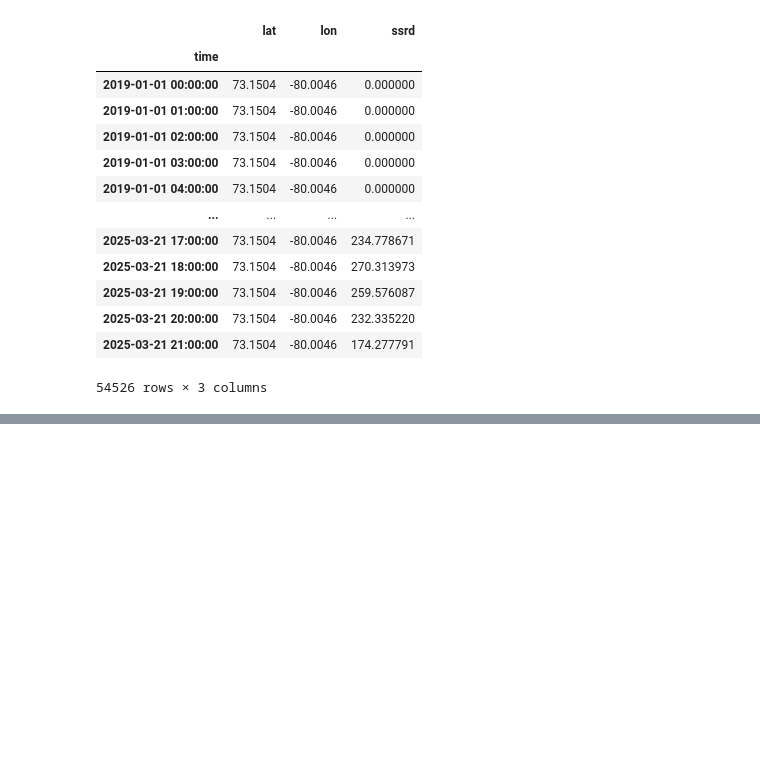
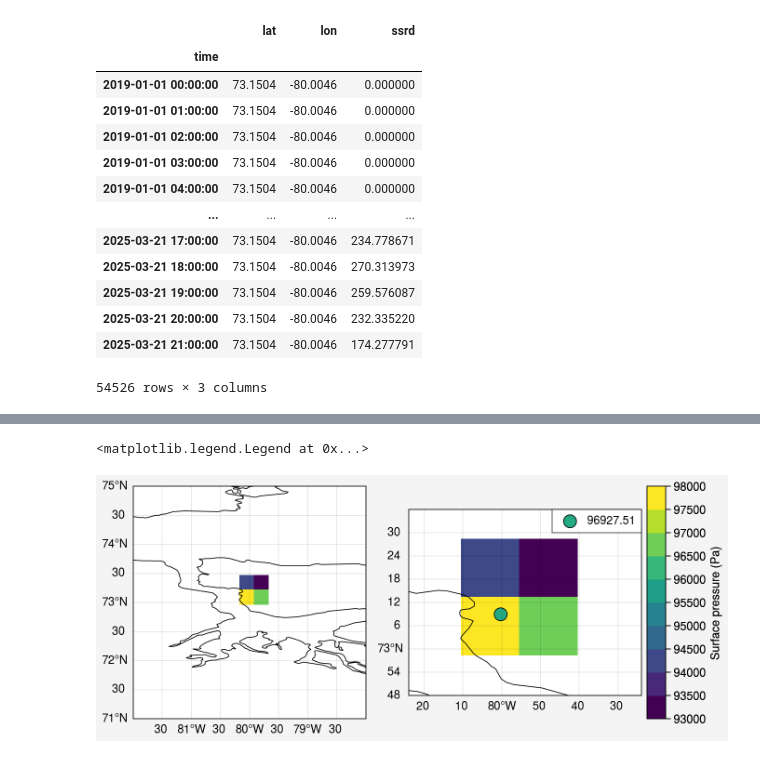
Before and after one commit to mickaellalande/SnowC2, a Jupyter notebook: CLASSIC/in_situ/SnowArctic/byl/ERA5.ipynb, the cells around one changed output, grey strips where cells are left out. Saved outputs shown, nothing was run; the diff lists cells and outputs as text; code cells hidden in the pictures; blank space fills up the shorter version.

Commit message:
Add Surface pressure

```diff
--- a/CLASSIC/in_situ/SnowArctic/byl/ERA5.ipynb
+++ b/CLASSIC/in_situ/SnowArctic/byl/ERA5.ipynb
@@ -578,0 +581,3 @@ df_interp.to_csv(path+'/ERA5_h_ssrd_73.1504N_80.0046W_2019-2025_Bylot_interp_UTC
+# %%
+ds = xr.open_mfdataset(path+'/Surface_pressure/*.nc')
+ds.load()
@@ -578,0 +617,4 @@ df_interp.to_csv(path+'/ERA5_h_ssrd_73.1504N_80.0046W_2019-2025_Bylot_interp_UTC
+# %%
+# Ajouter les nouvelles coordonnées
+new_lats = np.sort(np.append(ds.latitude.values, lat))
+new_lons = np.sort(np.append(ds.longitude.values, lon))
@@ -578,0 +629,3 @@ df_interp.to_csv(path+'/ERA5_h_ssrd_73.1504N_80.0046W_2019-2025_Bylot_interp_UTC
+# %%
+ds_interp = ds.interp(latitude=new_lats, longitude=new_lons)
+ds_interp
@@ -578,0 +653,49 @@ df_interp.to_csv(path+'/ERA5_h_ssrd_73.1504N_80.0046W_2019-2025_Bylot_interp_UTC
+# %%
+%matplotlib inline
+fig, axs = pplt.subplots(proj='cyl', ncols=2)
+
+i_time = 1000
+ax = axs[0]
+ax.pcolormesh(ds.sp[i_time], cmap='viridis')
+
+ax.format(
+    borders=True,
+    coast=True,
+    labels=True,
+    latlim=(71, 75),
+    lonlim=(-82, -78),
+    reso='hi'
+)
+
+ax = axs[1]
+ax.pcolormesh(ds.sp[i_time], cmap='viridis', colorbar='r')
+
+ax.format(
+    borders=True,
+    coast=True,
+    labels=True,
+    latlim=(72.8, 73.6),
+    lonlim=(-79.4, -80.4),
+    reso='hi'
+)
+
+
+# Récupérer les limites de la colorbar
+vmin, vmax = pcolor.get_clim()
+
+value = ds_interp.sp.sel(latitude=lat, longitude=lon)[i_time].item()  # Valeur scalaire
+
+# Obtenir la couleur correspondante
+import matplotlib.colors as mcolors  # Utilisation de matplotlib pour normaliser
+norm = mcolors.Normalize(vmin=vmin, vmax=vmax)  # Normalisation correcte
+cmap = pcolor.get_cmap()
+color = cmap(norm(value))  # Convertir la valeur en couleur
+
+# Ajouter le point avec la bonne couleur
+ax.scatter(lon, lat, color=color, edgecolors="black", s=100, label=f"{value:.2f}")
+ax.legend()
+
+#reso : {'lo', 'med', 'hi', 'x-hi', 'xx-hi'}, optional
+# %% [output]
+<matplotlib.legend.Legend at 0x...>
+[figure, added]
```
Also changed, not shown: parts of 21 cells of this notebook.
